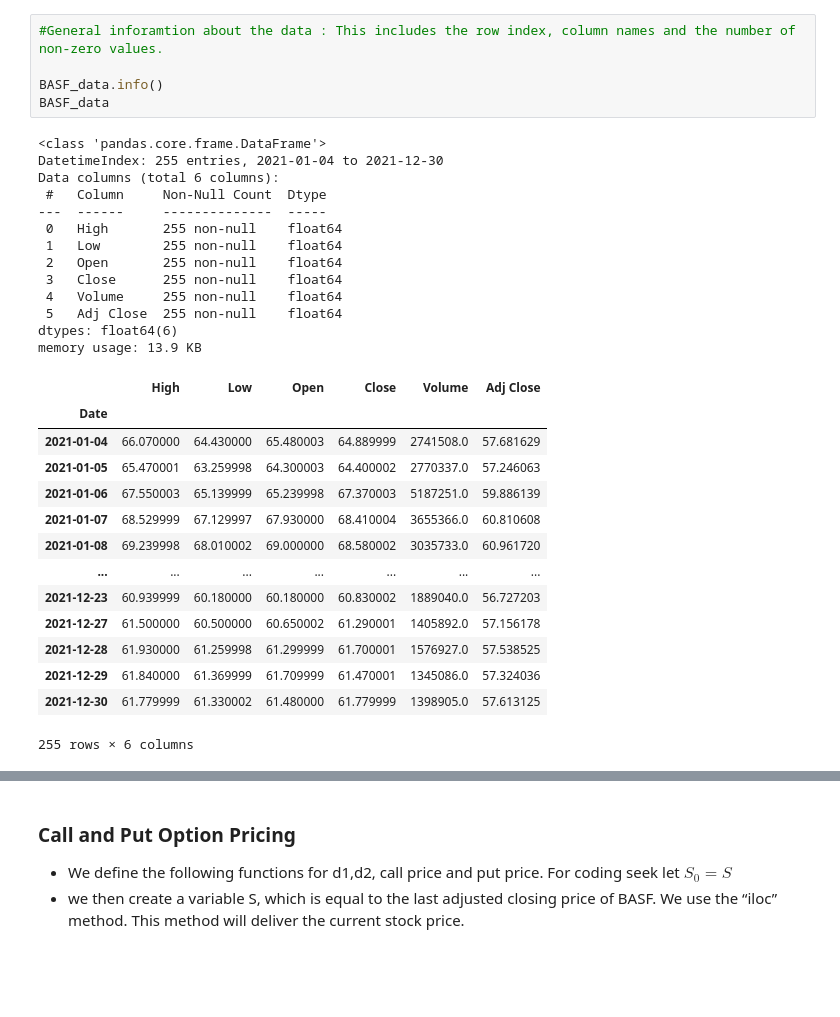
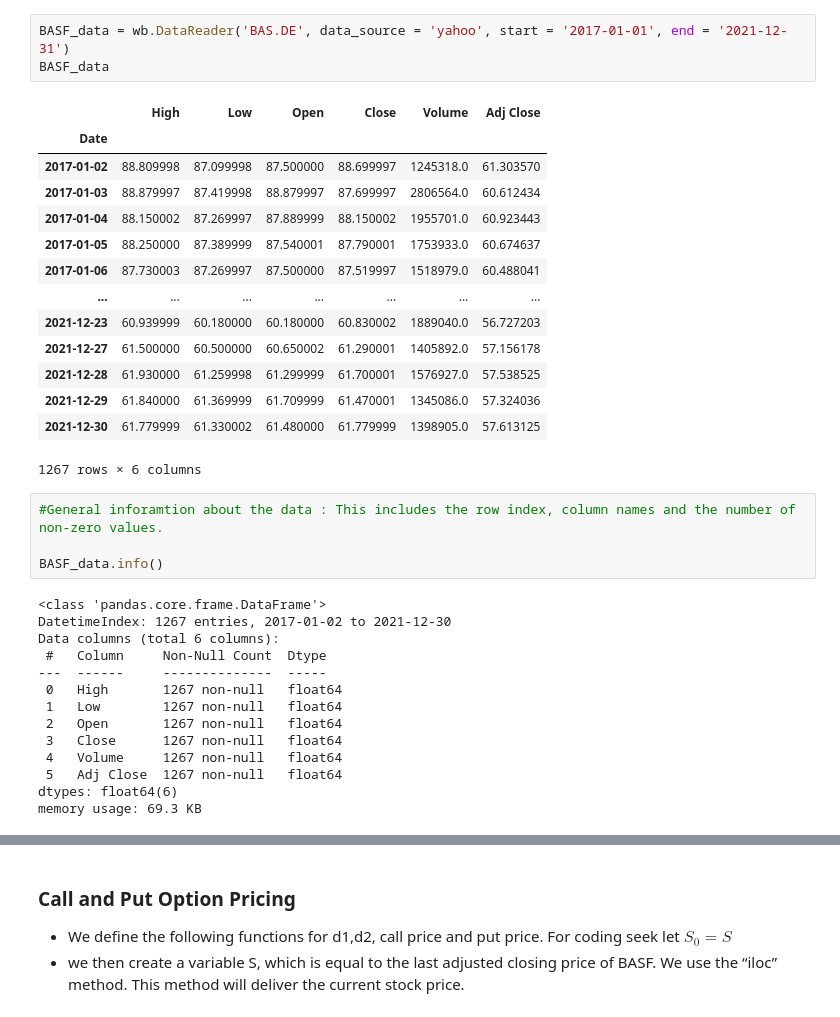
Before and after one commit to Dela12/Portfolio, a Jupyter notebook: Black Scholes Model.ipynb, the cells around one changed output, grey strips where cells are left out. Cells and saved outputs as stored; diff of their text form; blank space fills up the shorter version.

```diff
--- a/Black Scholes Model.ipynb
+++ b/Black Scholes Model.ipynb
@@ -69,33 +86,36 @@ BASF_data = wb.DataReader('BAS.DE', data_source = 'yahoo', start = '2021-01-01',
+# %%
+BASF_data = wb.DataReader('BAS.DE', data_source = 'yahoo', start = '2017-01-01', end = '2021-12-31')
+BASF_data
+# %% [output]
+|  | High | Low | Open | Close | Volume | Adj Close |
+| Date |  |  |  |  |  |  |
+| 2017-01-02 | 88.809998 | 87.099998 | 87.500000 | 88.699997 | 1245318.0 | 61.303570 |
+| 2017-01-03 | 88.879997 | 87.419998 | 88.879997 | 87.699997 | 2806564.0 | 60.612434 |
+| 2017-01-04 | 88.150002 | 87.269997 | 87.889999 | 88.150002 | 1955701.0 | 60.923443 |
+| 2017-01-05 | 88.250000 | 87.389999 | 87.540001 | 87.790001 | 1753933.0 | 60.674637 |
+| 2017-01-06 | 87.730003 | 87.269997 | 87.500000 | 87.519997 | 1518979.0 | 60.488041 |
+| ... | ... | ... | ... | ... | ... | ... |
+| 2021-12-23 | 60.939999 | 60.180000 | 60.180000 | 60.830002 | 1889040.0 | 56.727203 |
+| 2021-12-27 | 61.500000 | 60.500000 | 60.650002 | 61.290001 | 1405892.0 | 57.156178 |
+| 2021-12-28 | 61.930000 | 61.259998 | 61.299999 | 61.700001 | 1576927.0 | 57.538525 |
+| 2021-12-29 | 61.840000 | 61.369999 | 61.709999 | 61.470001 | 1345086.0 | 57.324036 |
+| 2021-12-30 | 61.779999 | 61.330002 | 61.480000 | 61.779999 | 1398905.0 | 57.613125 |
+1267 rows × 6 columns
 # %%
 #General inforamtion about the data : This includes the row index, column names and the number of non-zero values.
 
 BASF_data.info()
-BASF_data
 # %% [output]
 <class 'pandas.core.frame.DataFrame'>
-DatetimeIndex: 255 entries, 2021-01-04 to 2021-12-30
+DatetimeIndex: 1267 entries, 2017-01-02 to 2021-12-30
 Data columns (total 6 columns):
  #   Column     Non-Null Count  Dtype
 ---  ------     --------------  -----
- 0   High       255 non-null    float64
- 1   Low        255 non-null    float64
- 2   Open       255 non-null    float64
- 3   Close      255 non-null    float64
- 4   Volume     255 non-null    float64
- 5   Adj Close  255 non-null    float64
+ 0   High       1267 non-null   float64
+ 1   Low        1267 non-null   float64
+ 2   Open       1267 non-null   float64
+ 3   Close      1267 non-null   float64
+ 4   Volume     1267 non-null   float64
+ 5   Adj Close  1267 non-null   float64
 dtypes: float64(6)
-memory usage: 13.9 KB
+memory usage: 69.3 KB
-|  | High | Low | Open | Close | Volume | Adj Close |
-| Date |  |  |  |  |  |  |
-| 2021-01-04 | 66.070000 | 64.430000 | 65.480003 | 64.889999 | 2741508.0 | 57.681629 |
-| 2021-01-05 | 65.470001 | 63.259998 | 64.300003 | 64.400002 | 2770337.0 | 57.246063 |
-| 2021-01-06 | 67.550003 | 65.139999 | 65.239998 | 67.370003 | 5187251.0 | 59.886139 |
-| 2021-01-07 | 68.529999 | 67.129997 | 67.930000 | 68.410004 | 3655366.0 | 60.810608 |
-| 2021-01-08 | 69.239998 | 68.010002 | 69.000000 | 68.580002 | 3035733.0 | 60.961720 |
-| ... | ... | ... | ... | ... | ... | ... |
-| 2021-12-23 | 60.939999 | 60.180000 | 60.180000 | 60.830002 | 1889040.0 | 56.727203 |
-| 2021-12-27 | 61.500000 | 60.500000 | 60.650002 | 61.290001 | 1405892.0 | 57.156178 |
-| 2021-12-28 | 61.930000 | 61.259998 | 61.299999 | 61.700001 | 1576927.0 | 57.538525 |
-| 2021-12-29 | 61.840000 | 61.369999 | 61.709999 | 61.470001 | 1345086.0 | 57.324036 |
-| 2021-12-30 | 61.779999 | 61.330002 | 61.480000 | 61.779999 | 1398905.0 | 57.613125 |
-255 rows × 6 columns
```
Also changed, not shown: parts of 23 cells of this notebook.
